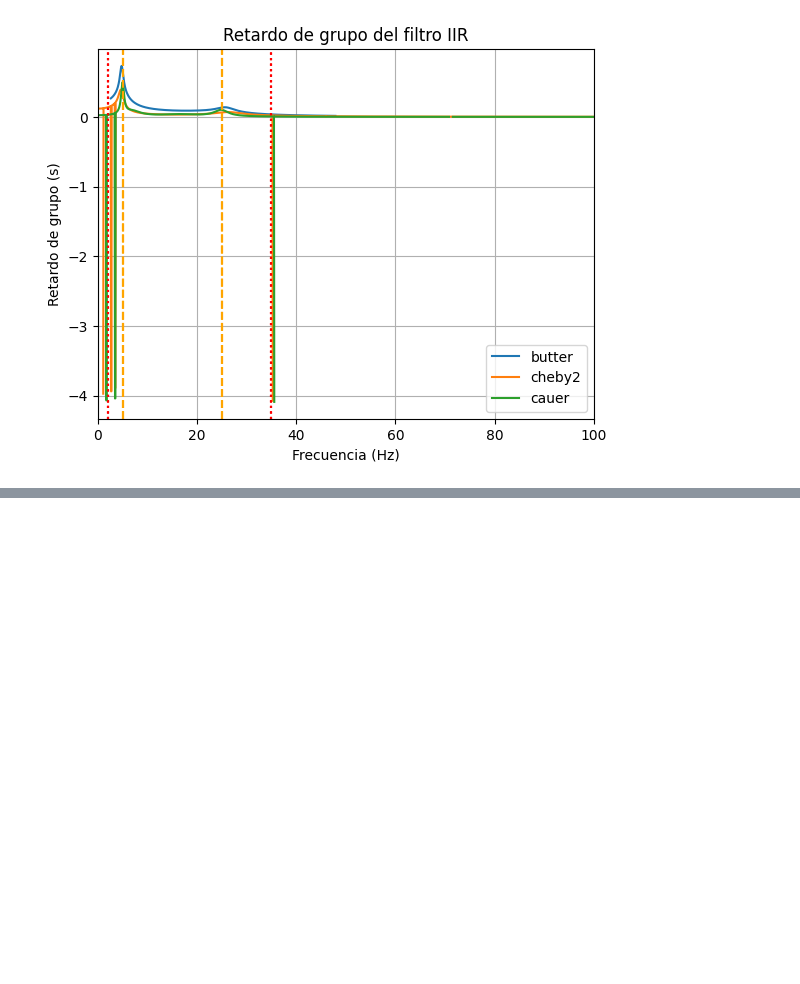
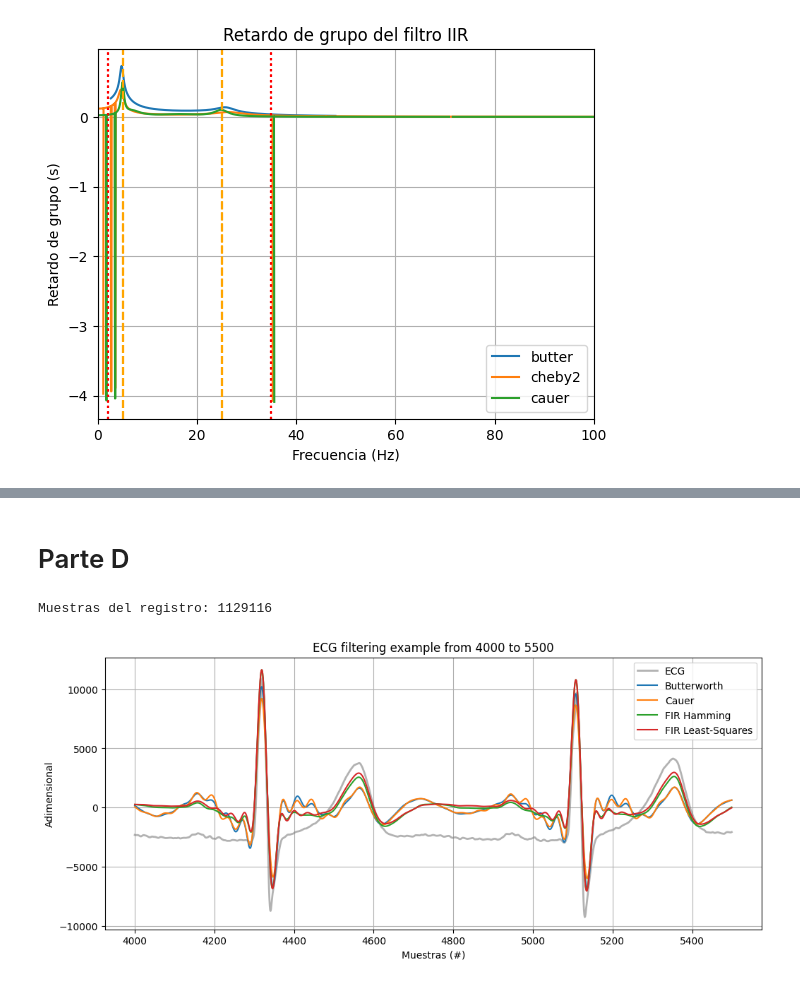
Before and after one commit to tomasrey25-glitch/APS_Rey_Tomas, a Jupyter notebook: TS7/TS7.ipynb, the cells around one changed output, grey strips where cells are left out. Saved outputs shown, nothing was run; the diff lists cells and outputs as text; code cells hidden in the pictures; blank space fills up the shorter version.

```diff
--- a/TS7/TS7.ipynb
+++ b/TS7/TS7.ipynb
@@ -423,0 +464,45 @@ ecg_filtrado_FIR(ecg_one, dic_filtradas, dic_taps)
+# %% [markdown]
+# Parte D
+# %%
+fs_ecg = fs
+ecg_full = ecg_one_lead.flatten()
+cant_muestras = ecg_full.shape[0]
+
+# IIR (fase cero con filtfilt, no hay demora)
+ecg_butt_full  = sig.sosfiltfilt(sos_butt,  ecg_full)
+ecg_cauer_full = sig.sosfiltfilt(sos_cauer, ecg_full)
+
+# FIR (lfilter retrasa la señal (N-1)/2 muestras)
+ecg_hamming_full = sig.lfilter(coefs_fir_hamming, 1.0, ecg_full)
+ecg_firls_full   = sig.lfilter(coefs_firls,       1.0, ecg_full)
+
+demora_hamming = (numtaps_hamming - 1) // 2
+demora_firls   = (numtaps_firls - 1) // 2
+
+ecg_hamming_full = np.concatenate([ecg_hamming_full[demora_hamming:], np.zeros(demora_hamming)])
+ecg_firls_full   = np.concatenate([ecg_firls_full[demora_firls:],     np.zeros(demora_firls)])
+
+def graficar_region(ini, fin):
+    zoom_region = np.arange(max(0, int(ini)), min(cant_muestras, int(fin)), dtype=int)
+
+    plt.figure(figsize=(12, 5))
+    plt.plot(zoom_region, ecg_full[zoom_region], label='ECG', linewidth=2, color='gray', alpha=0.6)
+    plt.plot(zoom_region, ecg_butt_full[zoom_region],    label='Butterworth')
+    plt.plot(zoom_region, ecg_cauer_full[zoom_region],   label='Cauer')
+    plt.plot(zoom_region, ecg_hamming_full[zoom_region], label='FIR Hamming')
+    plt.plot(zoom_region, ecg_firls_full[zoom_region],   label='FIR Least-Squares')
+
+    plt.title('ECG filtering example from ' + str(int(ini)) + ' to ' + str(int(fin)))
+    plt.ylabel('Adimensional')
+    plt.xlabel('Muestras (#)')
+    plt.grid(True)
+    plt.legend()
+    plt.show()
+
+print("Muestras del registro:", cant_muestras)
+# %% [output]
+Muestras del registro: 1129116
+# %%
+graficar_region(4000, 5500)
+# %% [output]
+[figure, added]
```
Also changed, not shown: parts of 35 cells of this notebook.
